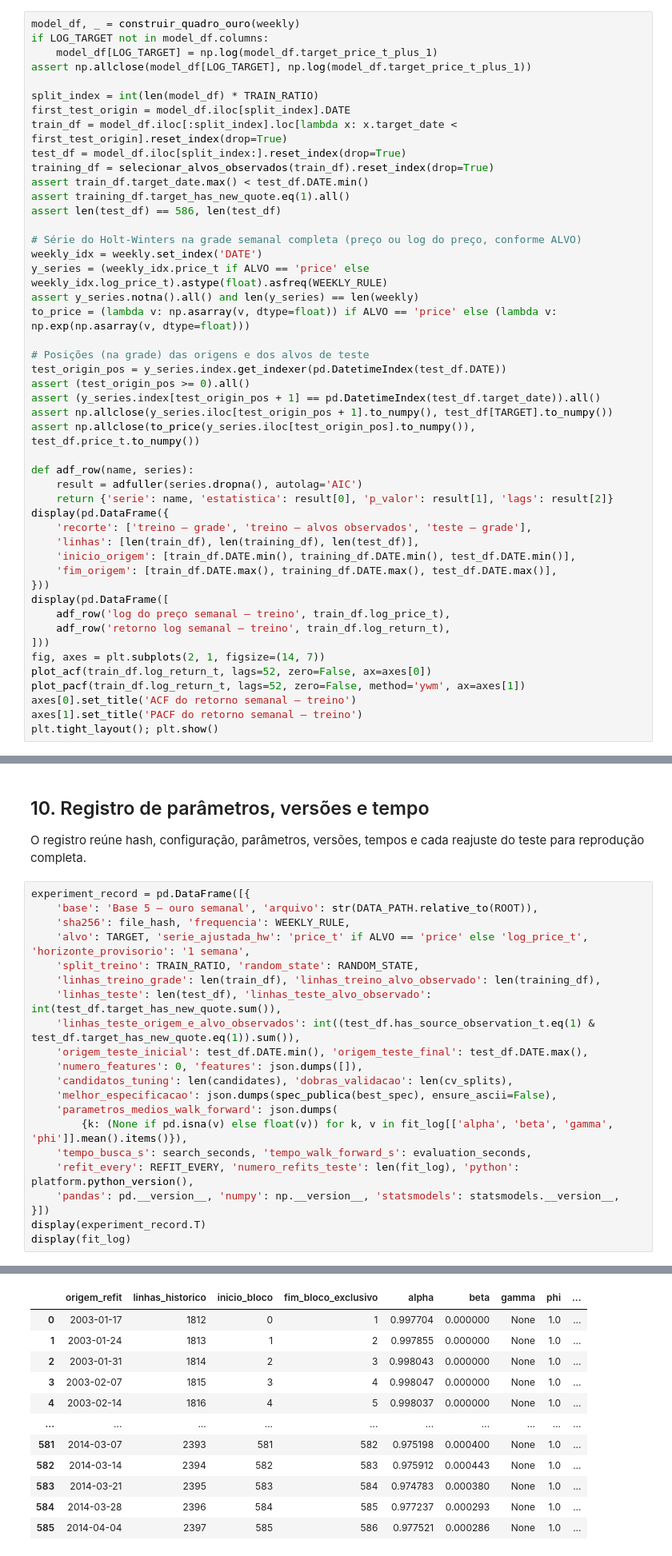
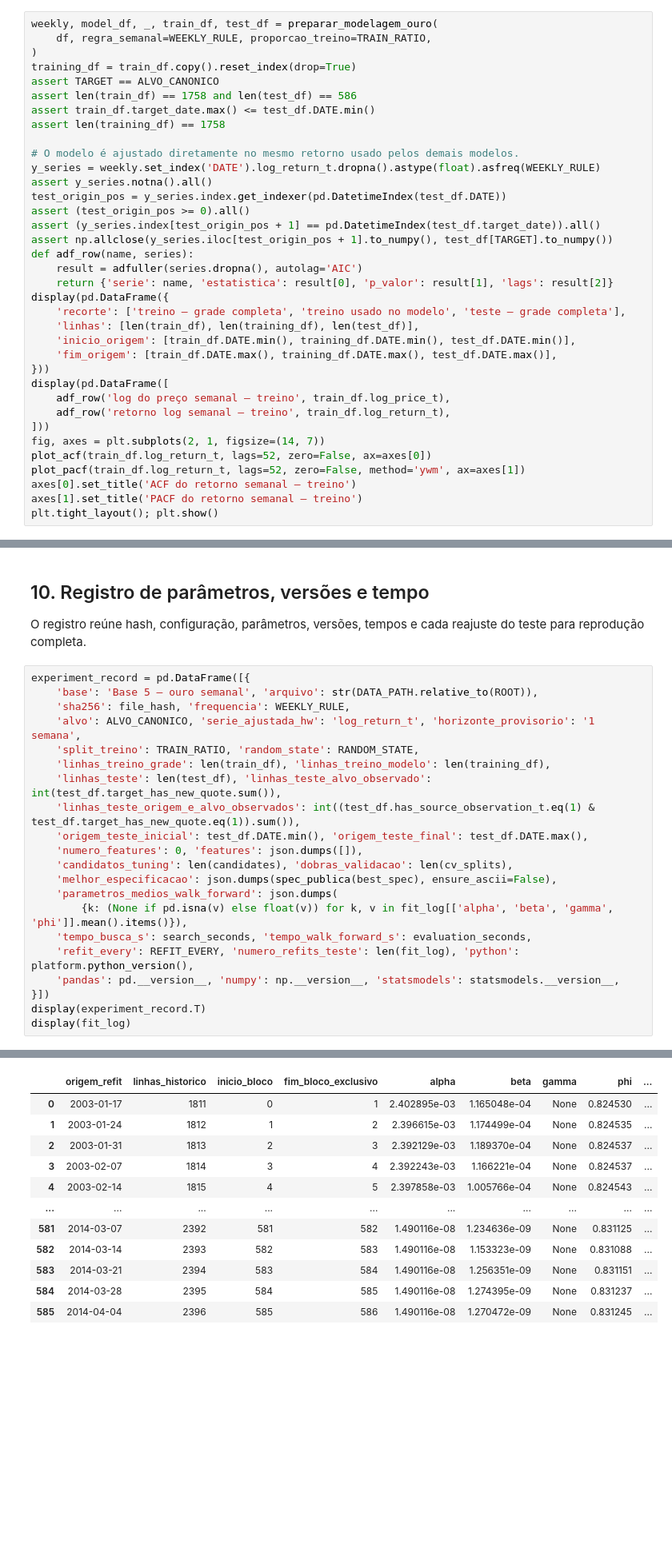
Before and after one commit to lemosriosl/TrabalhoDanielModelos, a Jupyter notebook: notebooks/base_05-grupo5_HW.ipynb, the cells around one changed output, grey strips where cells are left out. Shown at 80% size. Drawn from its saved outputs; the diff is of its cells as text; blank space fills up the shorter version.

```diff
--- a/notebooks/base_05-grupo5_HW.ipynb
+++ b/notebooks/base_05-grupo5_HW.ipynb
@@ -241,38 +241,27 @@ sem cotação continuam na grade com o preço carregado, para preservar o relóg
 é só o que entra no erro: tuning e métrica principal usam apenas semanas-alvo com cotação nova.
 O alvo da semana seguinte nunca entra na série usada para ajustar o estado antes da sua data.
 # %%
-model_df, _ = construir_quadro_ouro(weekly)
-if LOG_TARGET not in model_df.columns:
-    model_df[LOG_TARGET] = np.log(model_df.target_price_t_plus_1)
-assert np.allclose(model_df[LOG_TARGET], np.log(model_df.target_price_t_plus_1))
+weekly, model_df, _, train_df, test_df = preparar_modelagem_ouro(
+    df, regra_semanal=WEEKLY_RULE, proporcao_treino=TRAIN_RATIO,
+)
+training_df = train_df.copy().reset_index(drop=True)
+assert TARGET == ALVO_CANONICO
+assert len(train_df) == 1758 and len(test_df) == 586
+assert train_df.target_date.max() <= test_df.DATE.min()
+assert len(training_df) == 1758
 
-split_index = int(len(model_df) * TRAIN_RATIO)
-first_test_origin = model_df.iloc[split_index].DATE
-train_df = model_df.iloc[:split_index].loc[lambda x: x.target_date < first_test_origin].reset_index(drop=True)
-test_df = model_df.iloc[split_index:].reset_index(drop=True)
-training_df = selecionar_alvos_observados(train_df).reset_index(drop=True)
-assert train_df.target_date.max() < test_df.DATE.min()
-assert training_df.target_has_new_quote.eq(1).all()
-assert len(test_df) == 586, len(test_df)
-
-# Série do Holt-Winters na grade semanal completa (preço ou log do preço, conforme ALVO)
-weekly_idx = weekly.set_index('DATE')
-y_series = (weekly_idx.price_t if ALVO == 'price' else weekly_idx.log_price_t).astype(float).asfreq(WEEKLY_RULE)
-assert y_series.notna().all() and len(y_series) == len(weekly)
-to_price = (lambda v: np.asarray(v, dtype=float)) if ALVO == 'price' else (lambda v: np.exp(np.asarray(v, dtype=float)))
-
-# Posições (na grade) das origens e dos alvos de teste
+# O modelo é ajustado diretamente no mesmo retorno usado pelos demais modelos.
+y_series = weekly.set_index('DATE').log_return_t.dropna().astype(float).asfreq(WEEKLY_RULE)
+assert y_series.notna().all()
 test_origin_pos = y_series.index.get_indexer(pd.DatetimeIndex(test_df.DATE))
 assert (test_origin_pos >= 0).all()
 assert (y_series.index[test_origin_pos + 1] == pd.DatetimeIndex(test_df.target_date)).all()
 assert np.allclose(y_series.iloc[test_origin_pos + 1].to_numpy(), test_df[TARGET].to_numpy())
-assert np.allclose(to_price(y_series.iloc[test_origin_pos].to_numpy()), test_df.price_t.to_numpy())
-
 def adf_row(name, series):
     result = adfuller(series.dropna(), autolag='AIC')
     return {'serie': name, 'estatistica': result[0], 'p_valor': result[1], 'lags': result[2]}
 display(pd.DataFrame({
-    'recorte': ['treino — grade', 'treino — alvos observados', 'teste — grade'],
+    'recorte': ['treino — grade completa', 'treino usado no modelo', 'teste — grade completa'],
     'linhas': [len(train_df), len(training_df), len(test_df)],
     'inicio_origem': [train_df.DATE.min(), training_df.DATE.min(), test_df.DATE.min()],
     'fim_origem': [train_df.DATE.max(), training_df.DATE.max(), test_df.DATE.max()],
@@ -658,9 +654,9 @@ para reprodução completa.
 experiment_record = pd.DataFrame([{
     'base': 'Base 5 — ouro semanal', 'arquivo': str(DATA_PATH.relative_to(ROOT)),
     'sha256': file_hash, 'frequencia': WEEKLY_RULE,
-    'alvo': TARGET, 'serie_ajustada_hw': 'price_t' if ALVO == 'price' else 'log_price_t', 'horizonte_provisorio': '1 semana',
+    'alvo': ALVO_CANONICO, 'serie_ajustada_hw': 'log_return_t', 'horizonte_provisorio': '1 semana',
     'split_treino': TRAIN_RATIO, 'random_state': RANDOM_STATE,
-    'linhas_treino_grade': len(train_df), 'linhas_treino_alvo_observado': len(training_df),
+    'linhas_treino_grade': len(train_df), 'linhas_treino_modelo': len(training_df),
     'linhas_teste': len(test_df), 'linhas_teste_alvo_observado': int(test_df.target_has_new_quote.sum()),
     'linhas_teste_origem_e_alvo_observados': int((test_df.has_source_observation_t.eq(1) & test_df.target_has_new_quote.eq(1)).sum()),
     'origem_teste_inicial': test_df.DATE.min(), 'origem_teste_final': test_df.DATE.max(),
@@ -696,15 +692,15 @@ display(fit_log)
 |  | origem_refit | linhas_historico | inicio_bloco | fim_bloco_exclusivo | alpha | beta | gamma | phi | ... |
-| 0 | 2003-01-17 | 1812 | 0 | 1 | 0.997704 | 0.000000 | None | 1.0 | ... |
-| 1 | 2003-01-24 | 1813 | 1 | 2 | 0.997855 | 0.000000 | None | 1.0 | ... |
-| 2 | 2003-01-31 | 1814 | 2 | 3 | 0.998043 | 0.000000 | None | 1.0 | ... |
-| 3 | 2003-02-07 | 1815 | 3 | 4 | 0.998047 | 0.000000 | None | 1.0 | ... |
-| 4 | 2003-02-14 | 1816 | 4 | 5 | 0.998037 | 0.000000 | None | 1.0 | ... |
+| 0 | 2003-01-17 | 1811 | 0 | 1 | 2.402895e-03 | 1.165048e-04 | None | 0.824530 | ... |
+| 1 | 2003-01-24 | 1812 | 1 | 2 | 2.396615e-03 | 1.174499e-04 | None | 0.824535 | ... |
+| 2 | 2003-01-31 | 1813 | 2 | 3 | 2.392129e-03 | 1.189370e-04 | None | 0.824537 | ... |
+| 3 | 2003-02-07 | 1814 | 3 | 4 | 2.392243e-03 | 1.166221e-04 | None | 0.824537 | ... |
+| 4 | 2003-02-14 | 1815 | 4 | 5 | 2.397858e-03 | 1.005766e-04 | None | 0.824543 | ... |
 | ... | ... | ... | ... | ... | ... | ... | ... | ... | ... |
-| 581 | 2014-03-07 | 2393 | 581 | 582 | 0.975198 | 0.000400 | None | 1.0 | ... |
-| 582 | 2014-03-14 | 2394 | 582 | 583 | 0.975912 | 0.000443 | None | 1.0 | ... |
-| 583 | 2014-03-21 | 2395 | 583 | 584 | 0.974783 | 0.000380 | None | 1.0 | ... |
-| 584 | 2014-03-28 | 2396 | 584 | 585 | 0.977237 | 0.000293 | None | 1.0 | ... |
-| 585 | 2014-04-04 | 2397 | 585 | 586 | 0.977521 | 0.000286 | None | 1.0 | ... |
+| 581 | 2014-03-07 | 2392 | 581 | 582 | 1.490116e-08 | 1.234636e-09 | None | 0.831125 | ... |
+| 582 | 2014-03-14 | 2393 | 582 | 583 | 1.490116e-08 | 1.153323e-09 | None | 0.831088 | ... |
+| 583 | 2014-03-21 | 2394 | 583 | 584 | 1.490116e-08 | 1.256351e-09 | None | 0.831151 | ... |
+| 584 | 2014-03-28 | 2395 | 584 | 585 | 1.490116e-08 | 1.274395e-09 | None | 0.831237 | ... |
+| 585 | 2014-04-04 | 2396 | 585 | 586 | 1.490116e-08 | 1.270472e-09 | None | 0.831245 | ... |
 586 rows × 9 columns
 # %% [markdown]
 ## 11. Resíduos individuais
```
Also changed, not shown: parts of 14 cells of this notebook, 13 other files.
